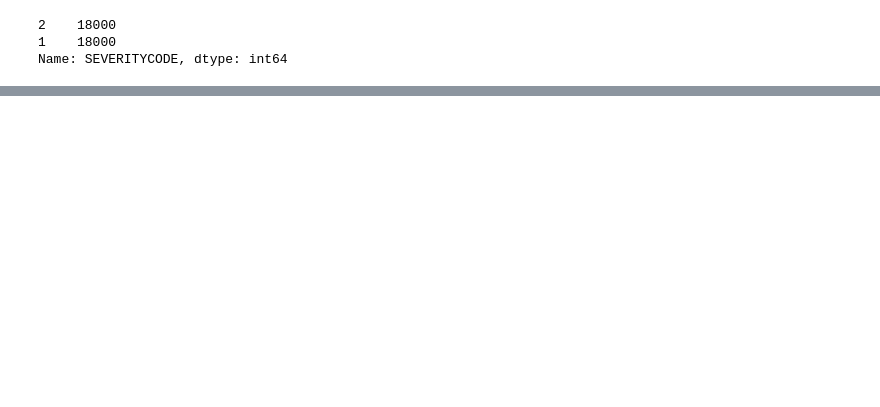
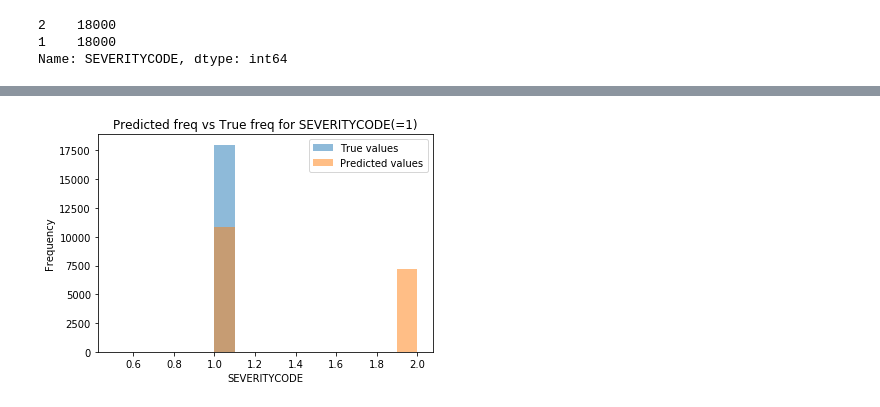
Before and after one commit to Suyashprsd/Coursera_Capstone, a Jupyter notebook: Road accident fatality.ipynb, the cells around one changed output, grey strips where cells are left out. Saved outputs shown, nothing was run; the diff lists cells and outputs as text; code cells hidden in the pictures; blank space fills up the shorter version.

```diff
--- a/Road accident fatality.ipynb
+++ b/Road accident fatality.ipynb
@@ -663,0 +664,10 @@ score_df
+# %%
+plt.hist(test_y[test_y==1], alpha=0.5, label="True values")
+plt.hist(tree.predict(test_X[test_y==1]), alpha=0.5, label="Predicted values")
+plt.legend()
+plt.xlabel("SEVERITYCODE")
+plt.ylabel("Frequency")
+plt.title("Predicted freq vs True freq for SEVERITYCODE(=1)")
+plt.show()
+# %% [output]
+[figure, added]
```
Also changed, not shown: parts of 21 cells of this notebook.
